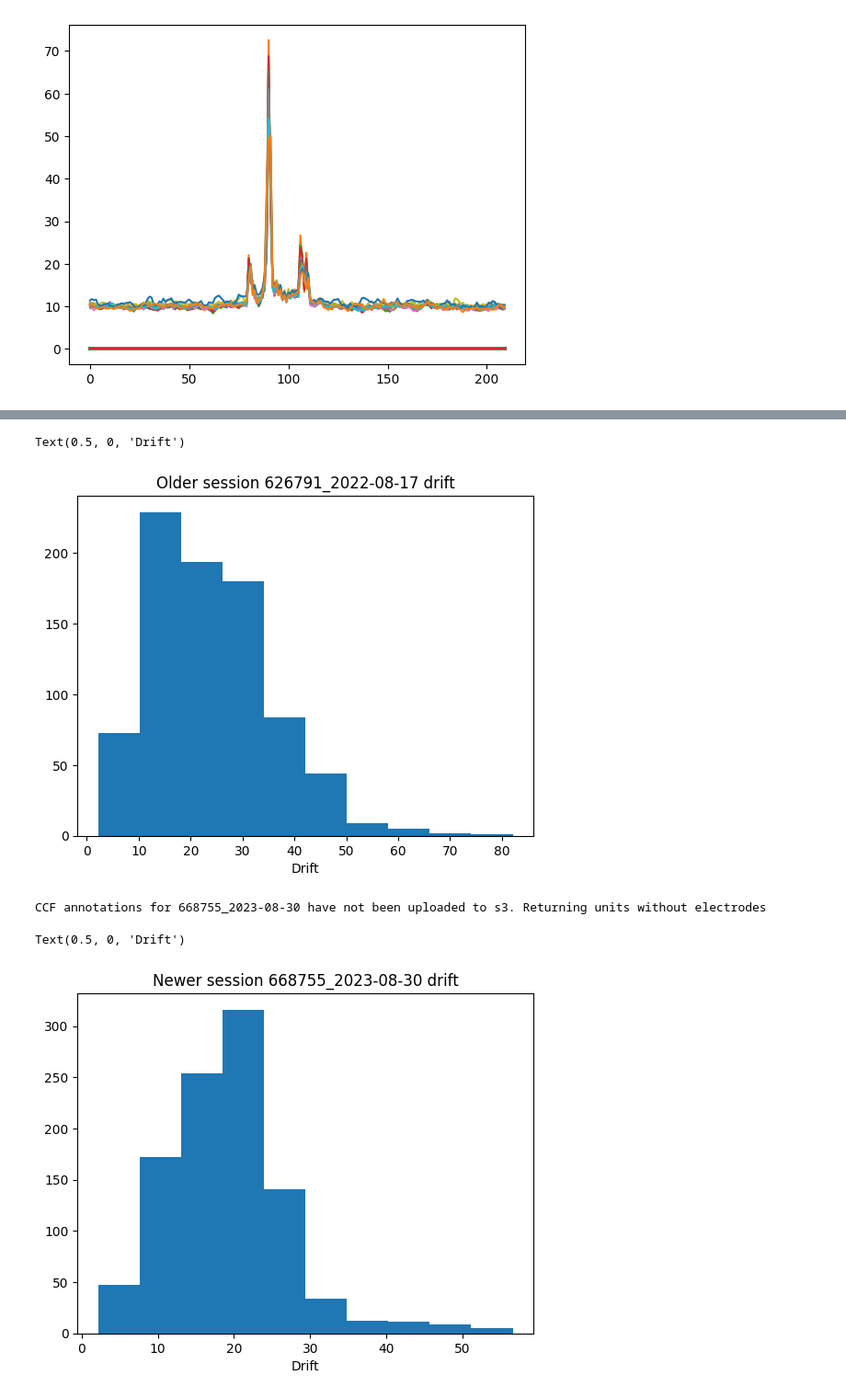
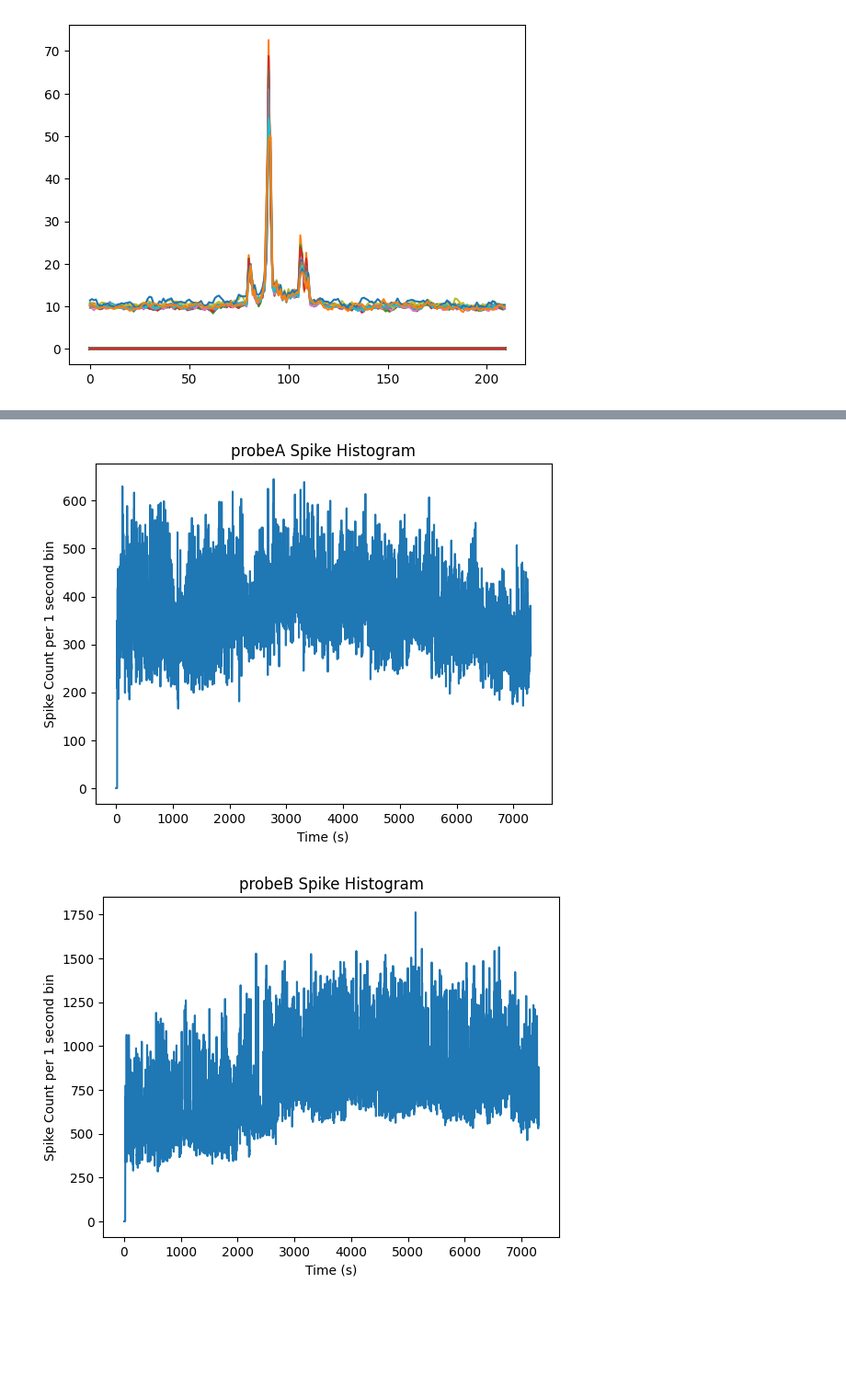
Before and after one commit to AllenInstitute/npc_sessions, a Jupyter notebook: src/npc_sessions/qc/notebooks/units_spikes_quickstart.ipynb, the cells around one changed output, grey strips where cells are left out. Shown at 92% size. Drawn from its saved outputs; the diff is of its cells as text; code cells hidden in the pictures; blank space fills up the shorter version.

```diff
--- a/src/npc_sessions/qc/notebooks/units_spikes_quickstart.ipynb
+++ b/src/npc_sessions/qc/notebooks/units_spikes_quickstart.ipynb
@@ -127,13 +178,13 @@ for spike_times in vis['spike_times']:
 # %%
-def plot_unit_quality_metric_per_probe(units:pd.DataFrame, metric: str, session: str):
+def plot_all_unit_spike_histograms(units: pd.DataFrame):
     probes = units['device_name'].unique()
-    probe_index = 0
 
     for probe in probes:
-        plt.figure(probe_index)
-        units_probe_metric = units[units['device_name'] == probe][metric]
-        units_probe_metric.hist()
+        fig, ax = plt.subplots()
+        unit_spike_times = units[units['device_name'] == probe]['spike_times'].to_numpy()
 
-        probe_index += 1
-
-        plt.title(f'{session} {probe} {metric}')
+        hist, bins = npc_sessions.bin_spike_times(unit_spike_times, bin_time=1)
+        ax.plot(hist)
+        ax.set_title(f'{probe} Spike Histogram')
+        ax.set_xlabel('Time (s)')
+        ax.set_ylabel('Spike Count per 1 second bin')
@@ -209,18 +191,5 @@ units_pre_frontload = npc_sessions.get_units_electrodes_spike_times('626791_2022
-# %%
-plt.hist(units_pre_frontload['drift_ptp'])
-plt.title(f'Older session 626791_2022-08-17 drift')
-plt.xlabel('Drift')
-# %% [output]
-Text(0.5, 0, 'Drift')
-[figure, removed]
-# %%
-unit_frontload = npc_sessions.get_units_electrodes_spike_times('668755_2023-08-30').to_pandas()
-# %% [output]
-CCF annotations for 668755_2023-08-30 have not been uploaded to s3. Returning units without electrodes
-# %%
-plt.hist(unit_frontload['drift_ptp'])
-plt.title(f'Newer session 668755_2023-08-30 drift')
-plt.xlabel('Drift')
-# %% [output]
-Text(0.5, 0, 'Drift')
-[figure, removed]
+# %%
+plot_all_unit_spike_histograms(units_spikes_electrodes)
+# %% [output]
+[figure, added]
+[figure, added]
```
Also changed, not shown: parts of 14 cells of this notebook.
